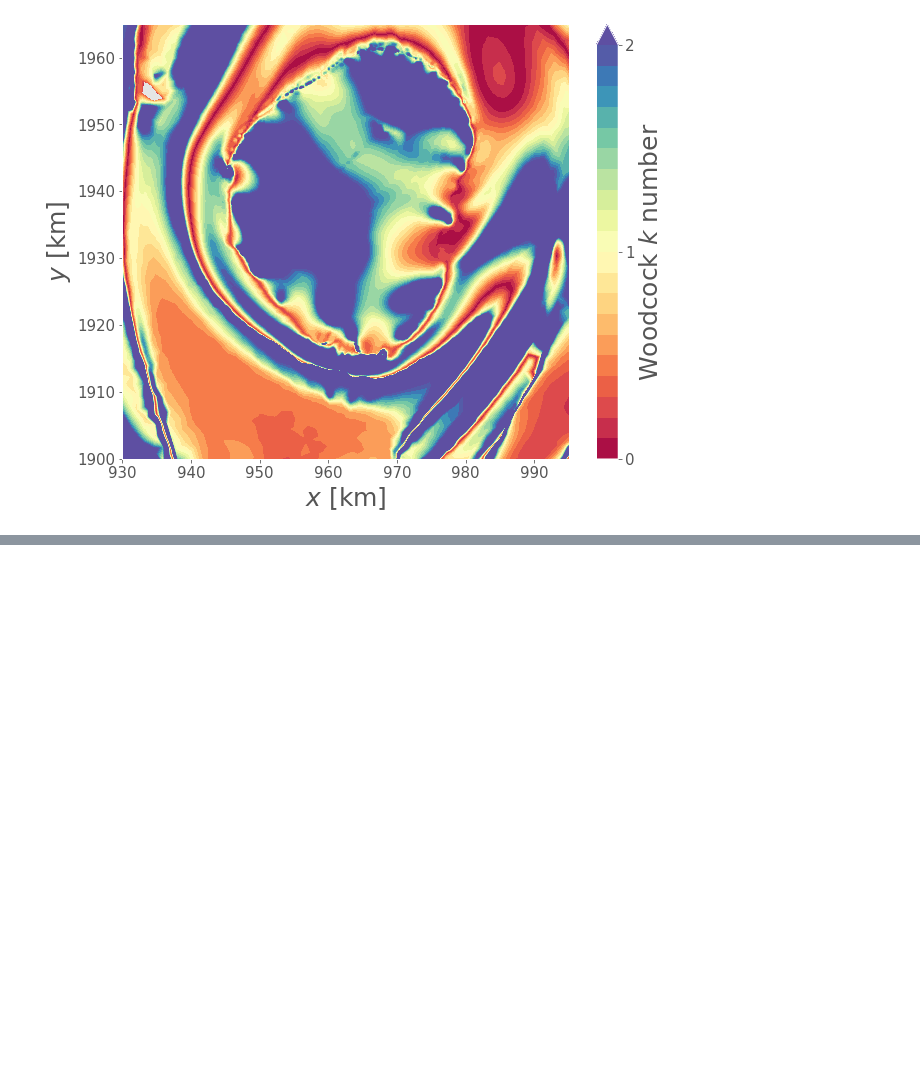
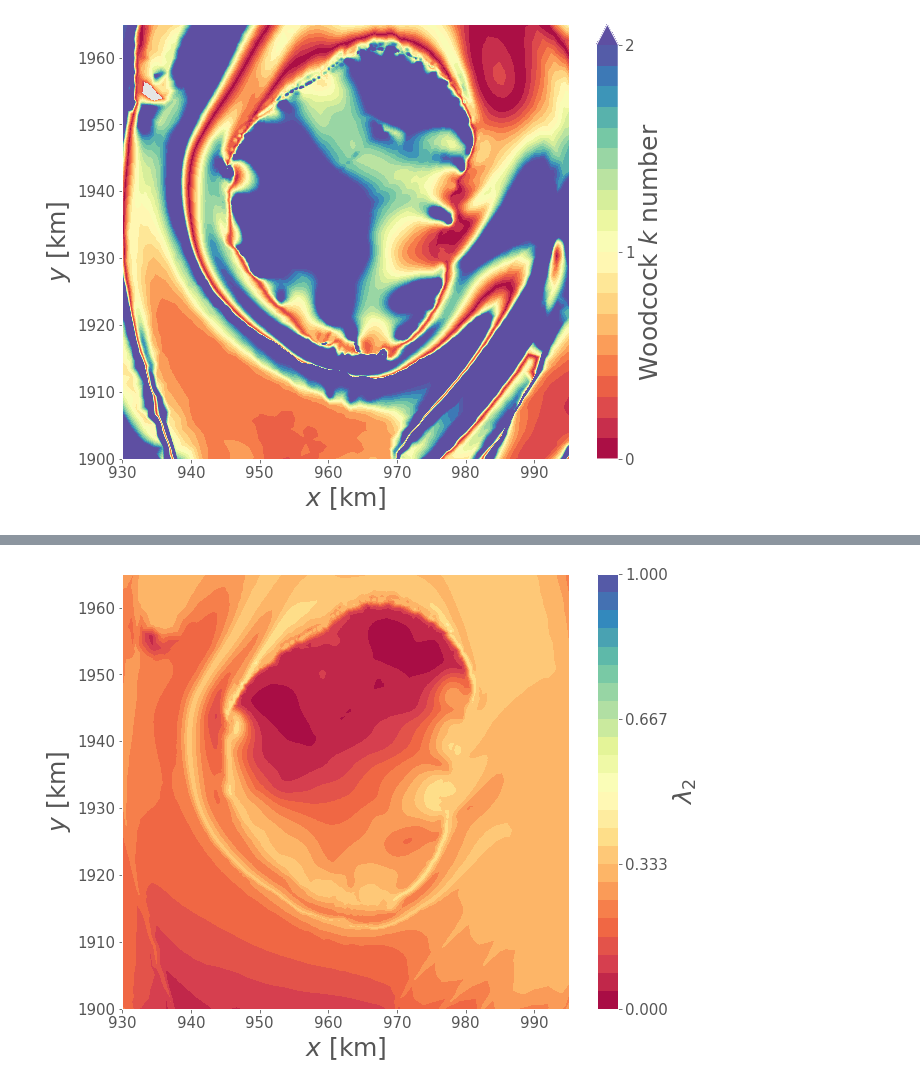
Before and after one commit to henryclara/AnisotropyElmer, a Jupyter notebook: PostProcessing/FirstPlots.ipynb, the cells around one changed output, grey strips where cells are left out. Saved outputs shown, nothing was run; the diff lists cells and outputs as text; code cells hidden in the pictures; blank space fills up the shorter version.

```diff
--- a/PostProcessing/FirstPlots.ipynb
+++ b/PostProcessing/FirstPlots.ipynb
@@ -191,0 +229,19 @@ fig.savefig('../Figures/woodcock_k.jpg', format='jpg', dpi=700, bbox_inches = "t
+# %%
+# Plot the middle eigenvalue
+
+inter = 1
+fig, ax = plt.subplots(1, 1, figsize=(10, 8))
+CS = ax.contourf(x/1000, y/1000, lambda2, levels=np.linspace(0,1,25),  cmap='Spectral')
+skip = (slice(None, None, inter), slice(None, None, inter))
+ax.set_xlabel(r'$x$ [km]', size=25)
+ax.set_ylabel(r'$y$ [km]', size=25)
+ax.tick_params(axis='both', which='major', labelsize=15)
+plt.xlim(930, 995)
+plt.ylim(1900, 1965)
+cbar = fig.colorbar(CS, ticks=[0.0, 0.333, 0.667, 1.0])
+cbar.ax.tick_params(labelsize=15)
+cbar.set_label(r"$\lambda_2$", rotation=90, size=25)
+
+fig.savefig('../Figures/lambda2.jpg', format='jpg', dpi=700, bbox_inches = "tight")
+# %% [output]
+[figure, added]
```
Also changed, not shown: parts of 9 cells of this notebook.
